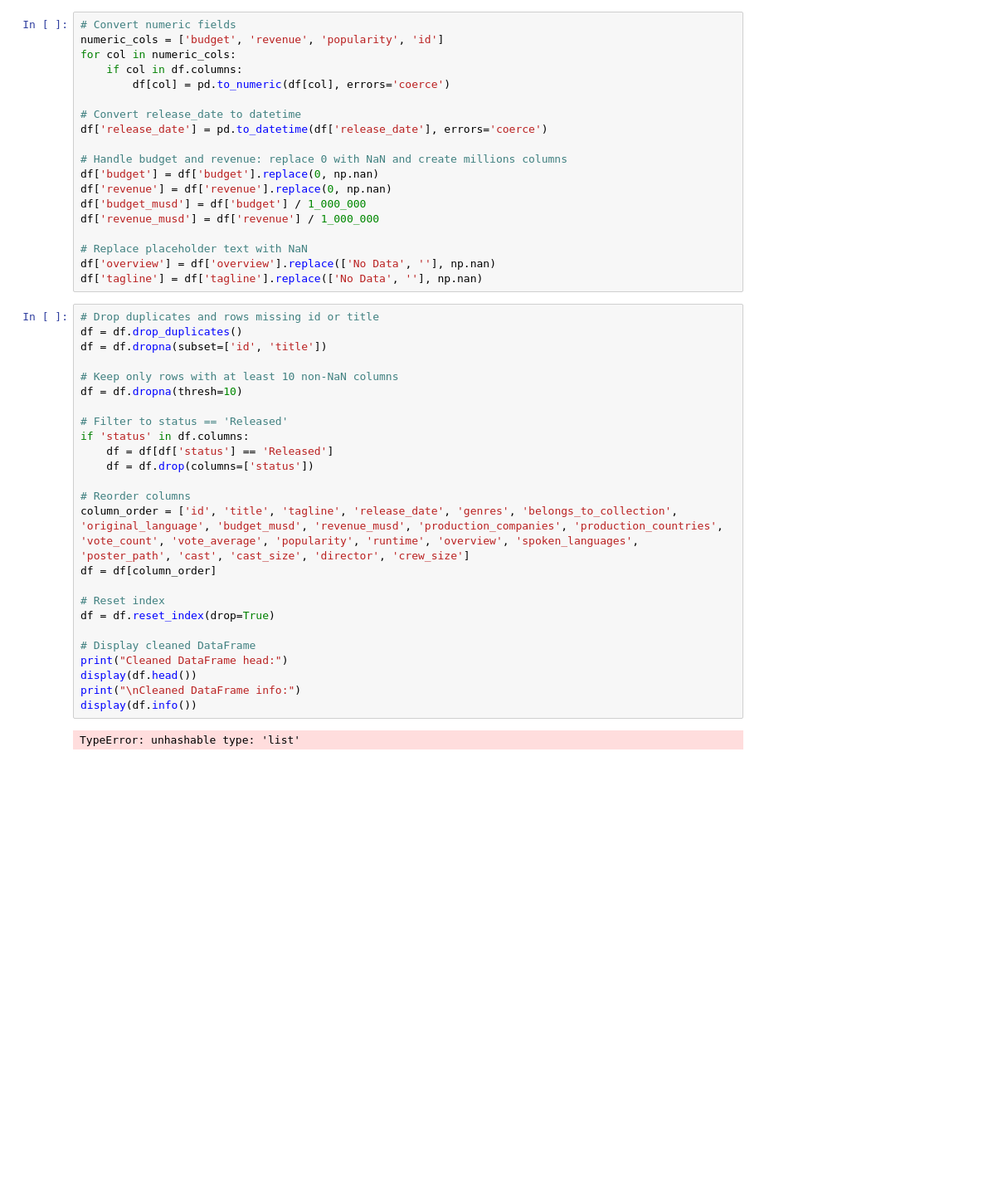
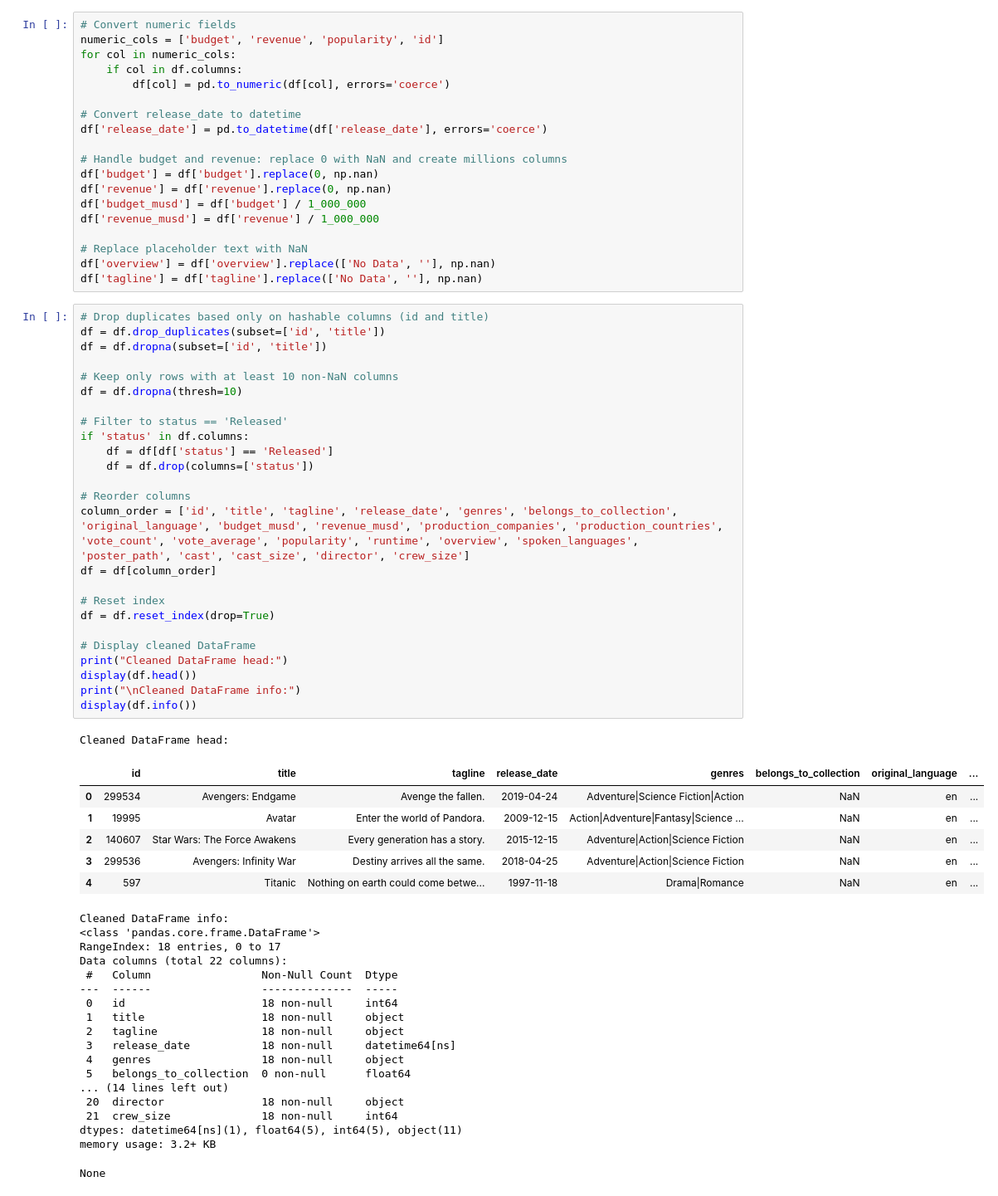
Before and after one commit to amt-dwemoh-kesseh/DE-movie-analysis, a Jupyter notebook: TMDB_Movie_Data_Analysis.ipynb, the cells around one changed output. Shown: that part at 83% size. Cells and saved outputs as stored; diff of their text form; blank space fills up the shorter version.

Commit message:
refactor: Add cleaned TMDB dataset with movie details including titles, genres, budgets, and revenues

```diff
--- a/TMDB_Movie_Data_Analysis.ipynb
+++ b/TMDB_Movie_Data_Analysis.ipynb
@@ -130,32 +136,56 @@ df['revenue_musd'] = df['revenue'] / 1_000_000
 df['overview'] = df['overview'].replace(['No Data', ''], np.nan)
 df['tagline'] = df['tagline'].replace(['No Data', ''], np.nan)
 # %%
-# Drop duplicates and rows missing id or title
-df = df.drop_duplicates()
+# Drop duplicates based only on hashable columns (id and title)
+df = df.drop_duplicates(subset=['id', 'title'])
 df = df.dropna(subset=['id', 'title'])
 
 # Keep only rows with at least 10 non-NaN columns
 df = df.dropna(thresh=10)
 
 # Filter to status == 'Released'
 if 'status' in df.columns:
     df = df[df['status'] == 'Released']
     df = df.drop(columns=['status'])
 
 # Reorder columns
 column_order = ['id', 'title', 'tagline', 'release_date', 'genres', 'belongs_to_collection', 'original_language', 'budget_musd', 'revenue_musd', 'production_companies', 'production_countries', 'vote_count', 'vote_average', 'popularity', 'runtime', 'overview', 'spoken_languages', 'poster_path', 'cast', 'cast_size', 'director', 'crew_size']
 df = df[column_order]
 
 # Reset index
 df = df.reset_index(drop=True)
 
 # Display cleaned DataFrame
 print("Cleaned DataFrame head:")
 display(df.head())
 print("\nCleaned DataFrame info:")
 display(df.info())
 # %% [output]
-TypeError: unhashable type: 'list'
+Cleaned DataFrame head:
+|  | id | title | tagline | release_date | genres | belongs_to_collection | original_language | ... |
+| 0 | 299534 | Avengers: Endgame | Avenge the fallen. | 2019-04-24 | Adventure|Science Fiction|Action | NaN | en | ... |
+| 1 | 19995 | Avatar | Enter the world of Pandora. | 2009-12-15 | Action|Adventure|Fantasy|Science ... | NaN | en | ... |
+| 2 | 140607 | Star Wars: The Force Awakens | Every generation has a story. | 2015-12-15 | Adventure|Action|Science Fiction | NaN | en | ... |
+| 3 | 299536 | Avengers: Infinity War | Destiny arrives all the same. | 2018-04-25 | Adventure|Action|Science Fiction | NaN | en | ... |
+| 4 | 597 | Titanic | Nothing on earth could come betwe... | 1997-11-18 | Drama|Romance | NaN | en | ... |
+Cleaned DataFrame info:
+<class 'pandas.core.frame.DataFrame'>
+RangeIndex: 18 entries, 0 to 17
+Data columns (total 22 columns):
+ #   Column                 Non-Null Count  Dtype
+---  ------                 --------------  -----
+ 0   id                     18 non-null     int64
+ 1   title                  18 non-null     object
+ 2   tagline                18 non-null     object
+ 3   release_date           18 non-null     datetime64[ns]
+ 4   genres                 18 non-null     object
+ 5   belongs_to_collection  0 non-null      float64
+... (14 lines left out)
+ 20  director               18 non-null     object
+ 21  crew_size              18 non-null     int64
+dtypes: datetime64[ns](1), float64(5), int64(5), object(11)
+memory usage: 3.2+ KB
+None
 # %% [markdown]
 ## KPI Implementation & Helper Functions
 
```
Also changed, not shown: parts of 11 cells of this notebook, 2 other files.
